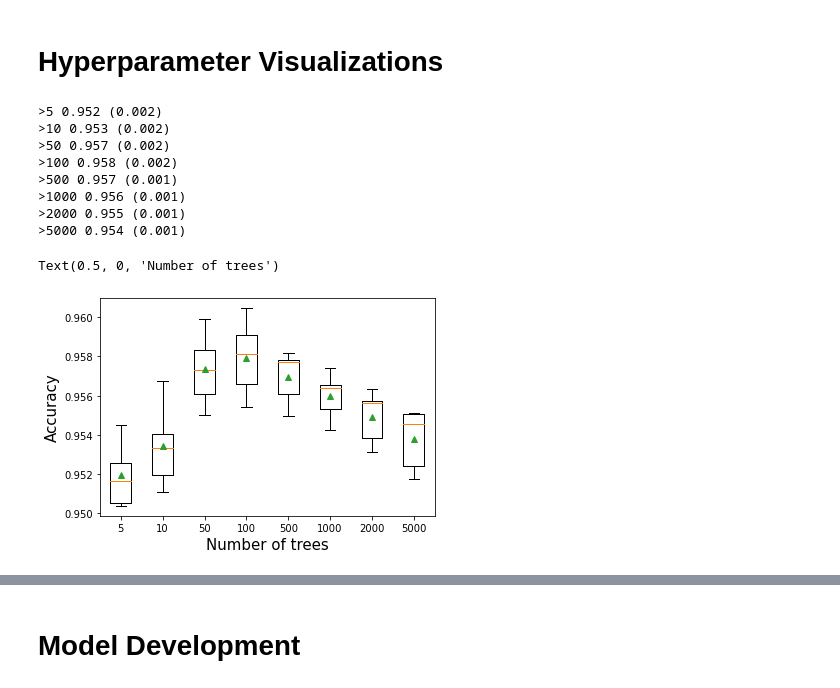
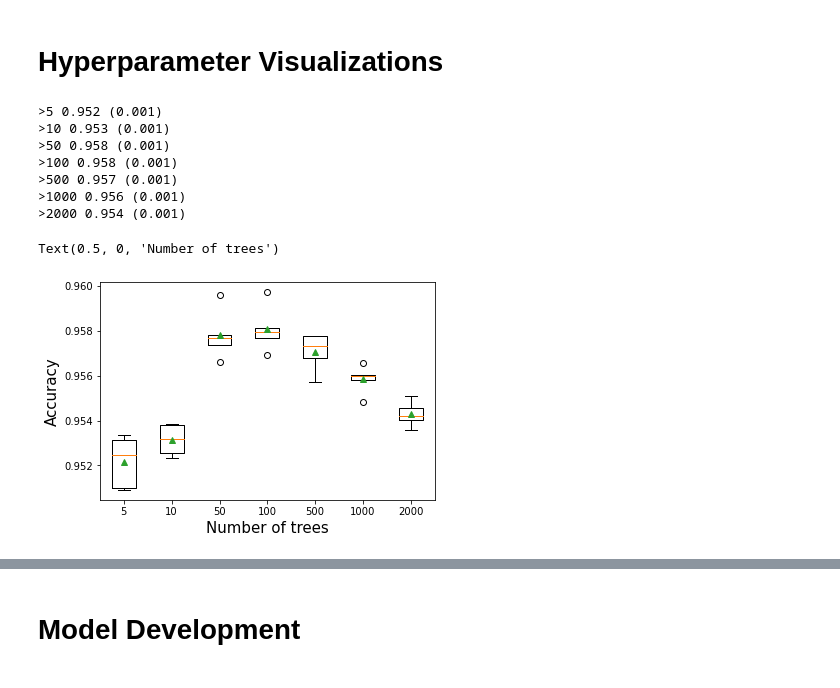
Before and after one commit to jprette/STAT-303-3, a Jupyter notebook: Code/XGBoost Model.ipynb, the cells around one changed output, grey strips where cells are left out. Drawn from its saved outputs; the diff is of its cells as text; code cells hidden in the pictures.

```diff
--- a/Code/XGBoost Model.ipynb
+++ b/Code/XGBoost Model.ipynb
@@ -56,3 +56,4 @@ missing_values
 # %%
 data.drop(['migr_change_msa','migr_change_reg','migr_move_msa','migr_sunbelt'],axis = 1,inplace=True)
 data.dropna(inplace=True)
+data.drop('inst_weight', axis=1, inplace=True)
@@ -73,7 +75,12 @@ categorical_predictors = [
 # %%
-le = LabelEncoder()
+from sklearn import preprocessing
+
+lbl = preprocessing.LabelEncoder()
 for pred in categorical_predictors:
-    train[pred] = le.fit_transform(train[pred])
+    train[pred] = lbl.fit_transform(train[pred].astype(str))
+    train[pred] = train[pred].astype(str)
+# Convert the columns to 'str' data type
+
 train.head(2)
 # %% [output]
 |  | age | class | ind_code_det | occ_code_det | education | wage_hr | enroll_edu | marital | ind_code_maj | ... |
@@ -127,38 +155,37 @@ X_train.shape
 # %%
 def get_models():
     models = dict()
-    n_trees = [5, 10, 50, 100, 500, 1000, 2000, 5000]
+    n_trees = [5, 10, 50, 100, 500, 1000, 2000]
     for n in n_trees:
         models[str(n)] = xgb.XGBClassifier(n_estimators=n)
     return models
 
 def evaluate_model(model, X_train, y_train):
     cv = KFold(n_splits=5, shuffle=True)
     scores = cross_val_score(model, X_train, y_train, scoring='accuracy', cv=cv, n_jobs=-1)
     return scores
 
 models = get_models()
 results, names = list(), list()
 for name, model in models.items():
     scores = evaluate_model(model, X_train, y_train)
     results.append(scores)
     names.append(name)
     print('>%s %.3f (%.3f)' % (name, np.mean(scores), np.std(scores)))
 
 plt.boxplot(results, labels=names, showmeans=True)
 plt.ylabel('Accuracy', fontsize=15)
 plt.xlabel('Number of trees', fontsize=15)
 # %% [output]
->5 0.952 (0.002)
->10 0.953 (0.002)
->50 0.957 (0.002)
->100 0.958 (0.002)
+>5 0.952 (0.001)
+>10 0.953 (0.001)
+>50 0.958 (0.001)
+>100 0.958 (0.001)
 >500 0.957 (0.001)
 >1000 0.956 (0.001)
->2000 0.955 (0.001)
->5000 0.954 (0.001)
+>2000 0.954 (0.001)
 Text(0.5, 0, 'Number of trees')
-[figure, old version]
+[figure, new version]
 # %%
 def get_models():
     models = dict()
```
Also changed, not shown: parts of 61 cells of this notebook.
